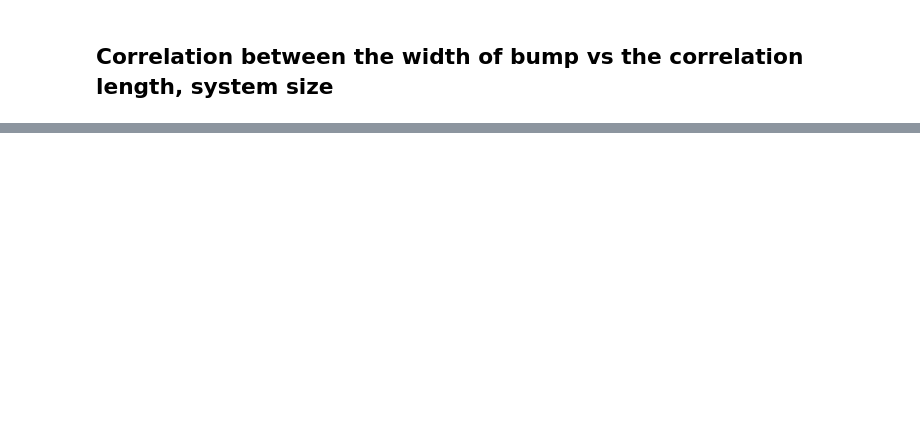
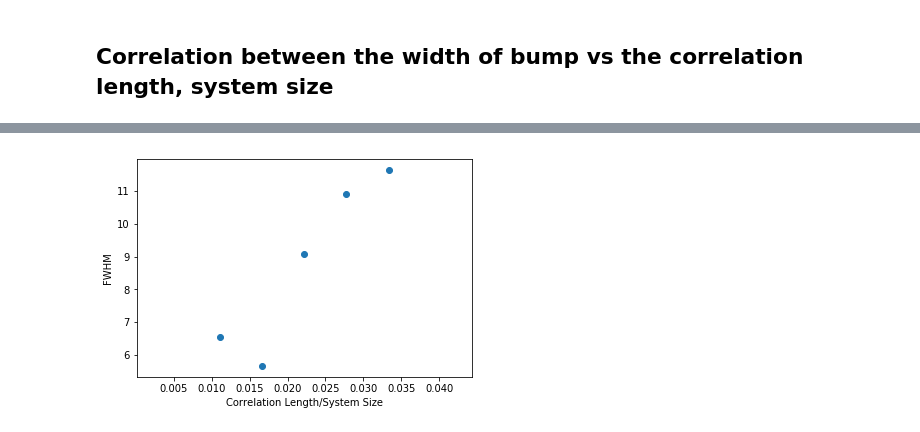
Before and after one commit to btemoshir/learningDynamics, a Jupyter notebook: 2_width_vs_CorrLength.ipynb, the cells around one changed output, grey strips where cells are left out. Saved outputs shown, nothing was run; the diff lists cells and outputs as text; code cells hidden in the pictures; blank space fills up the shorter version.

```diff
--- a/2_width_vs_CorrLength.ipynb
+++ b/2_width_vs_CorrLength.ipynb
@@ -142,7 +148,9 @@ plt.show()
 # %%
-#Plot FWHM as a function of the system size
+#Plot FWHM as a function of the correlation length/system size
 
-plt.scatter(N,FWHM)
-plt.xlabel('System Size')
-plt.ylabel('Width of the peak (FWHM)')
+plt.scatter((corrLengths.astype(float)/N),FWHM)
+plt.xlabel('Correlation Length/System Size')
+plt.ylabel('FWHM')
 plt.show()
+# %% [output]
+[figure, added]
```
Also changed, not shown: parts of 7 cells of this notebook, 17 other files.
